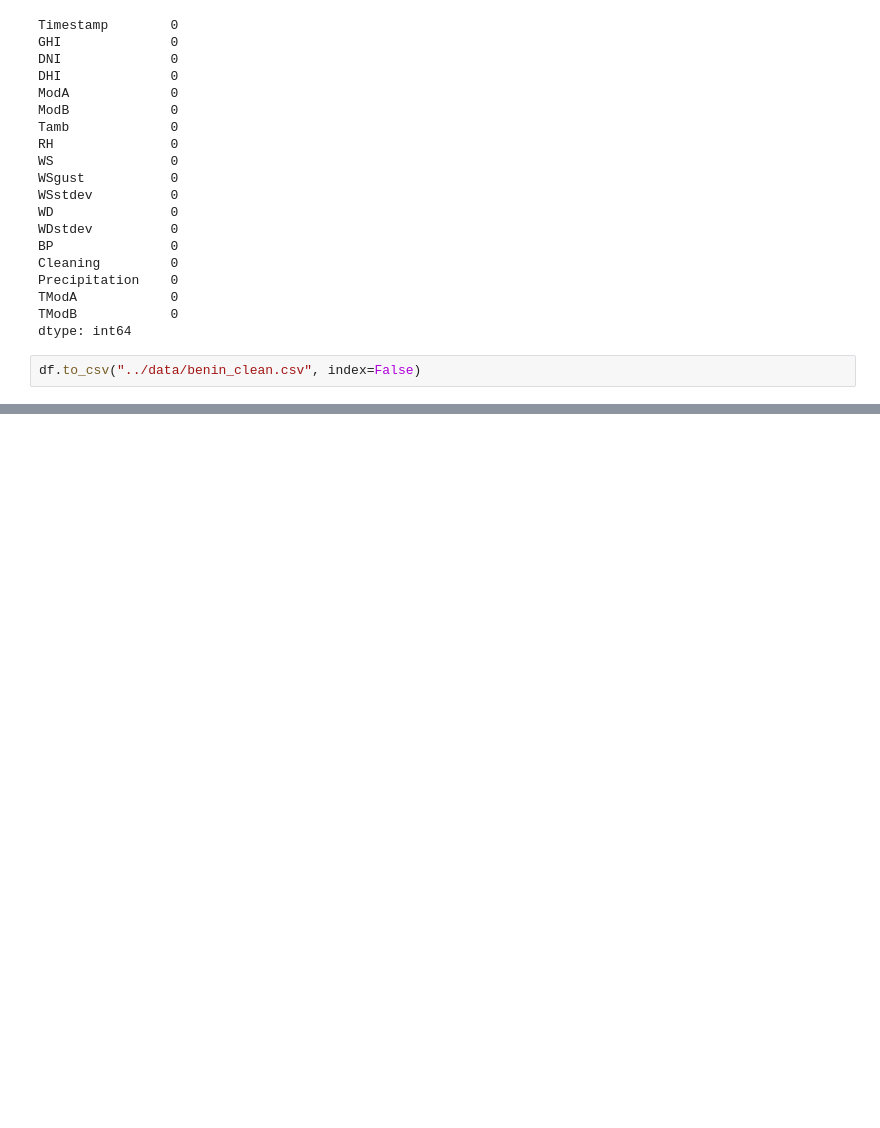
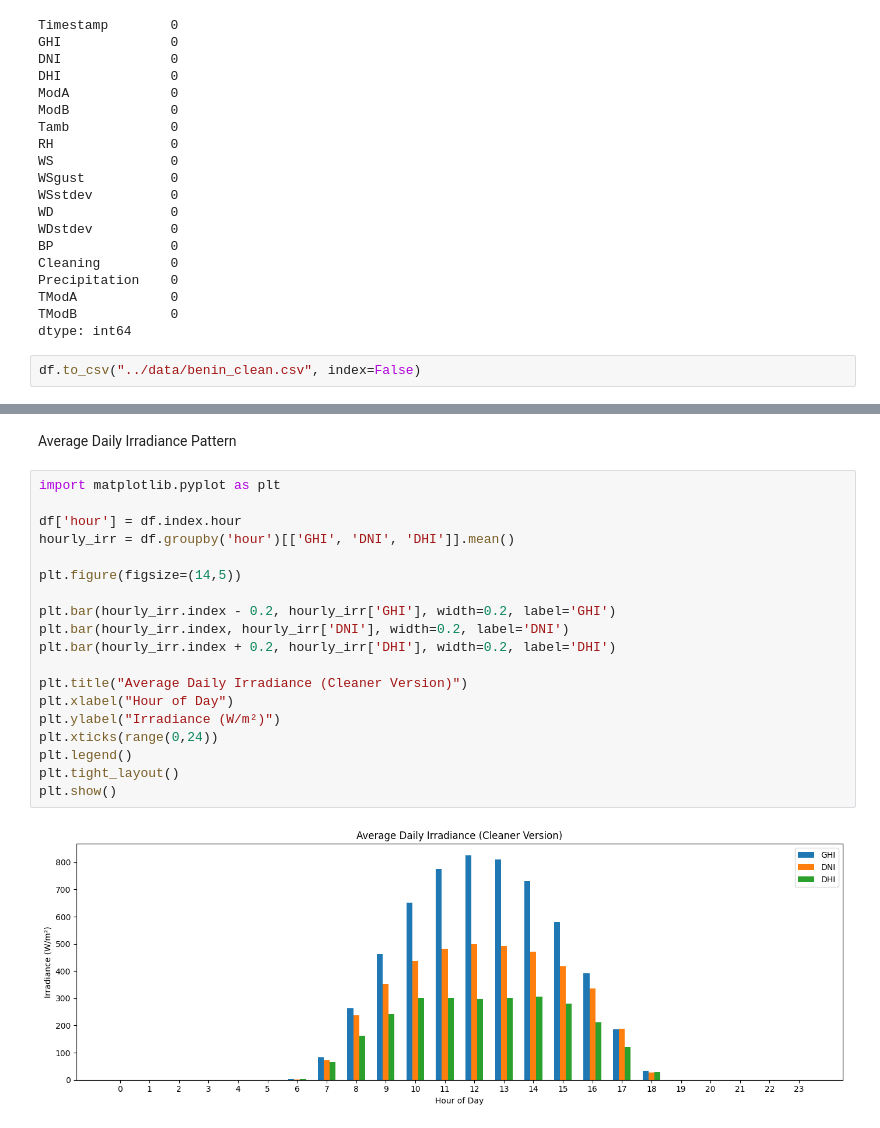
Before and after one commit to Feven777/solar-challenge-week0, a Jupyter notebook: notebook/benin_eda.ipynb, the cells around one changed output, grey strips where cells are left out. Drawn from its saved outputs; the diff is of its cells as text; blank space fills up the shorter version.

```diff
--- a/notebook/benin_eda.ipynb
+++ b/notebook/benin_eda.ipynb
@@ -348,0 +388,23 @@ df.to_csv("../data/benin_clean.csv", index=False)
+# %% [markdown]
+Average Daily Irradiance Pattern
+# %%
+import matplotlib.pyplot as plt
+
+df['hour'] = df.index.hour
+hourly_irr = df.groupby('hour')[['GHI', 'DNI', 'DHI']].mean()
+
+plt.figure(figsize=(14,5))
+
+plt.bar(hourly_irr.index - 0.2, hourly_irr['GHI'], width=0.2, label='GHI')
+plt.bar(hourly_irr.index, hourly_irr['DNI'], width=0.2, label='DNI')
+plt.bar(hourly_irr.index + 0.2, hourly_irr['DHI'], width=0.2, label='DHI')
+
+plt.title("Average Daily Irradiance (Cleaner Version)")
+plt.xlabel("Hour of Day")
+plt.ylabel("Irradiance (W/m²)")
+plt.xticks(range(0,24))
+plt.legend()
+plt.tight_layout()
+plt.show()
+# %% [output]
+[figure, added]
```
Also changed, not shown: parts of 7 cells of this notebook.
